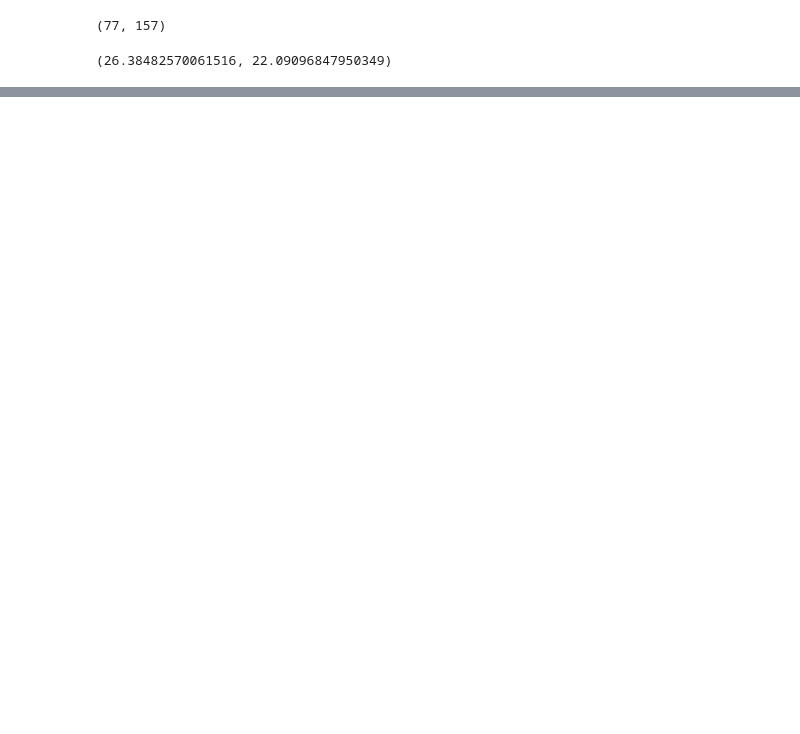
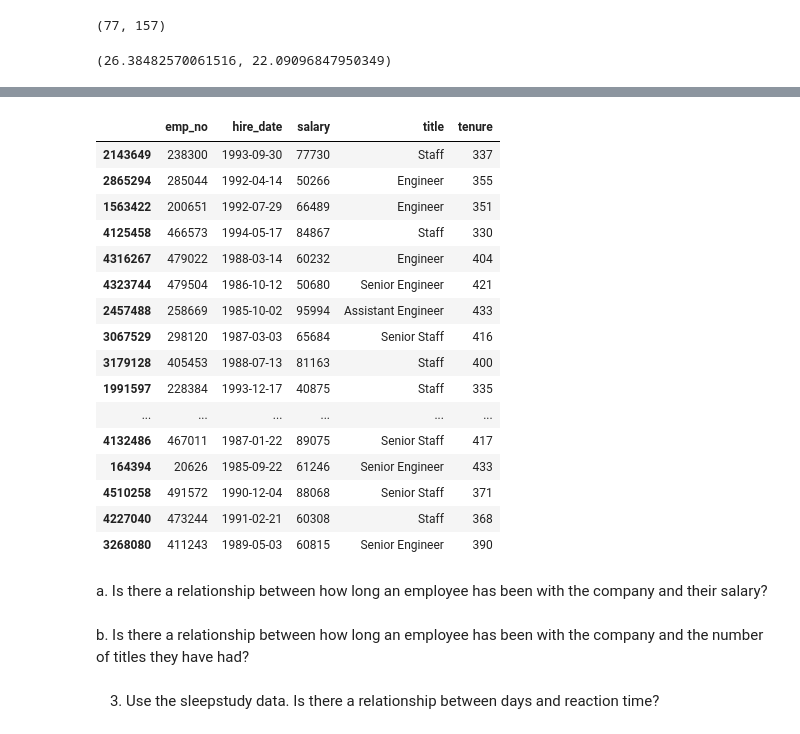
Before and after one commit to lainslie-18/statistics-exercises, a Jupyter notebook: hypothesis_testing.ipynb, the cells around one changed output, grey strips where cells are left out. Drawn from its saved outputs; the diff is of its cells as text; code cells hidden in the pictures; blank space fills up the shorter version.

```diff
--- a/hypothesis_testing.ipynb
+++ b/hypothesis_testing.ipynb
@@ -232,0 +282,16 @@ We reject the null hypothesis.
+# %%
+def get_db_url(db_name):
+    from env import user, host, password
+    return f'mysql+pymysql://{user}:{password}@{host}/{db_name}'
+
+sql = """
+    SELECT emp_no, hire_date, salary, title
+    from employees
+    join salaries using(emp_no)
+    join titles using(emp_no);
+"""
+
+url = get_db_url("employees")
+
+employees = pd.read_sql(sql, url)
+employees.head()
@@ -232,0 +307,28 @@ We reject the null hypothesis.
+# %%
+employees['tenure'] = round((date.today() - employees.hire_date) / np.timedelta64(1, 'M')).astype(int)
+# %%
+employees.sample(20)
+# %% [output]
+|  | emp_no | hire_date | salary | title | tenure |
+| 2143649 | 238300 | 1993-09-30 | 77730 | Staff | 337 |
+| 2865294 | 285044 | 1992-04-14 | 50266 | Engineer | 355 |
+| 1563422 | 200651 | 1992-07-29 | 66489 | Engineer | 351 |
+| 4125458 | 466573 | 1994-05-17 | 84867 | Staff | 330 |
+| 4316267 | 479022 | 1988-03-14 | 60232 | Engineer | 404 |
+| 4323744 | 479504 | 1986-10-12 | 50680 | Senior Engineer | 421 |
+| 2457488 | 258669 | 1985-10-02 | 95994 | Assistant Engineer | 433 |
+| 3067529 | 298120 | 1987-03-03 | 65684 | Senior Staff | 416 |
+| 3179128 | 405453 | 1988-07-13 | 81163 | Staff | 400 |
+| 1991597 | 228384 | 1993-12-17 | 40875 | Staff | 335 |
+| ... | ... | ... | ... | ... | ... |
+| 4132486 | 467011 | 1987-01-22 | 89075 | Senior Staff | 417 |
+| 164394 | 20626 | 1985-09-22 | 61246 | Senior Engineer | 433 |
+| 4510258 | 491572 | 1990-12-04 | 88068 | Senior Staff | 371 |
+| 4227040 | 473244 | 1991-02-21 | 60308 | Staff | 368 |
+| 3268080 | 411243 | 1989-05-03 | 60815 | Senior Engineer | 390 |
+# %% [markdown]
+a. Is there a relationship between how long an employee has been with the company and their salary?
+# %% [markdown]
+b. Is there a relationship between how long an employee has been with the company and the number of titles they have had?
+# %% [markdown]
+3. Use the sleepstudy data. Is there a relationship between days and reaction time?
```
Also changed, not shown: parts of 48 cells of this notebook.
